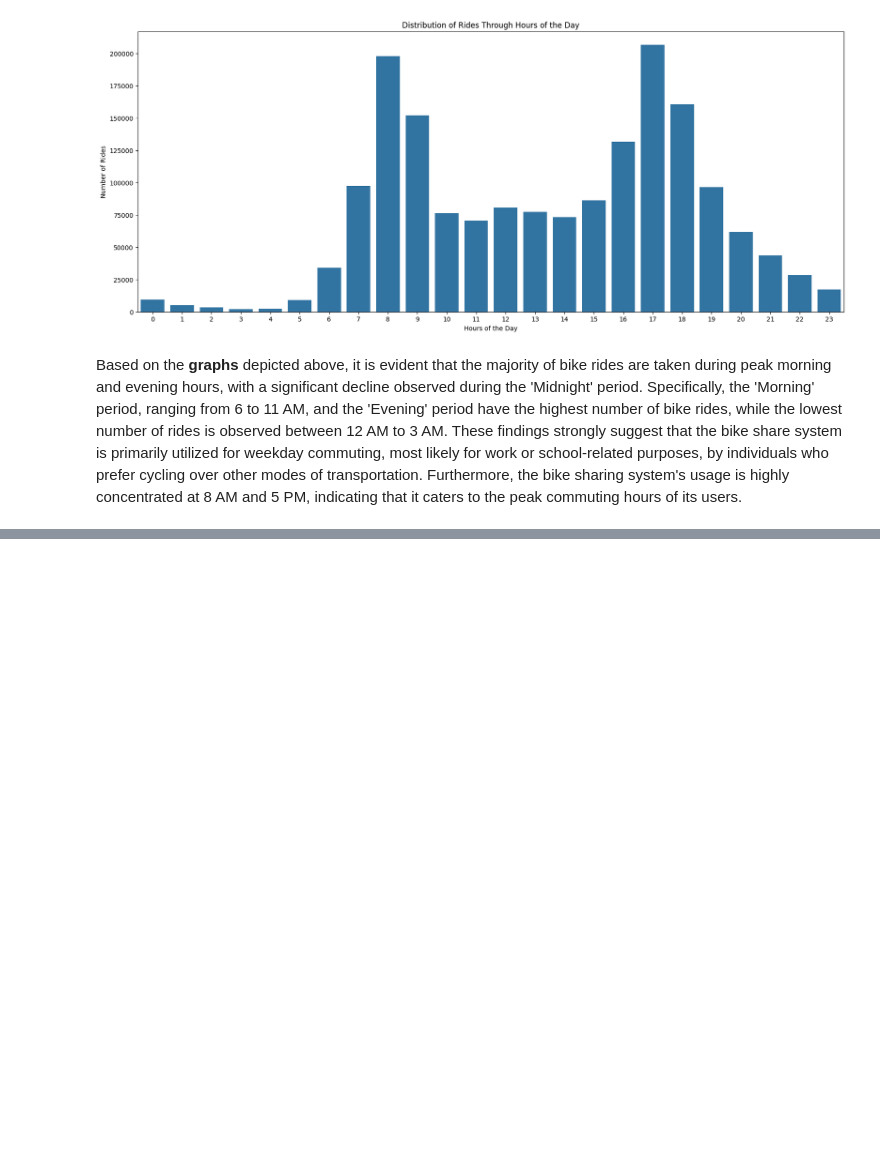
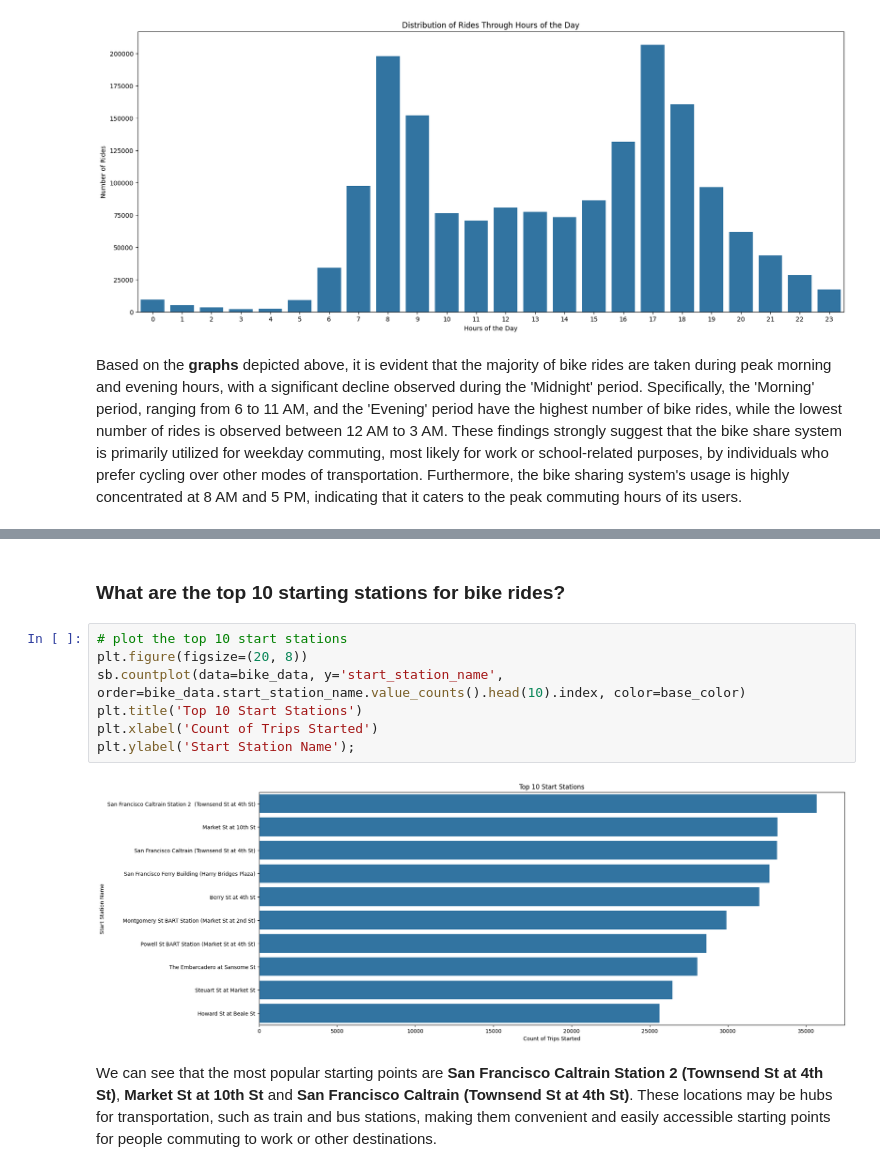
Before and after one commit to kisyular/data-visualization-project, a Jupyter notebook: Part_II_slide_deck.ipynb, the cells around one changed output, grey strips where cells are left out. Cells and saved outputs as stored; diff of their text form; blank space fills up the shorter version.

Commit message:
CHORE: PRESENTATION DECK: VISUALIZATION OF POPULAR STARTING STATION OF RIDERS

```diff
--- a/Part_II_slide_deck.ipynb
+++ b/Part_II_slide_deck.ipynb
@@ -87,0 +91,13 @@ Based on the **graphs** depicted above, it is evident that the majority of bike
+# %% [markdown]
+### What are the top 10 starting stations for bike rides?
+# %%
+# plot the top 10 start stations
+plt.figure(figsize=(20, 8))
+sb.countplot(data=bike_data, y='start_station_name', order=bike_data.start_station_name.value_counts().head(10).index, color=base_color)
+plt.title('Top 10 Start Stations')
+plt.xlabel('Count of Trips Started')
+plt.ylabel('Start Station Name');
+# %% [output]
+[figure, added]
+# %% [markdown]
+We can see that the most popular starting points are **San Francisco Caltrain Station 2 (Townsend St at 4th St)**, **Market St at 10th St** and **San Francisco Caltrain (Townsend St at 4th St)**. These locations may be hubs for transportation, such as train and bus stations, making them convenient and easily accessible starting points for people commuting to work or other destinations.
```
Also changed, not shown: parts of 8 cells of this notebook.
